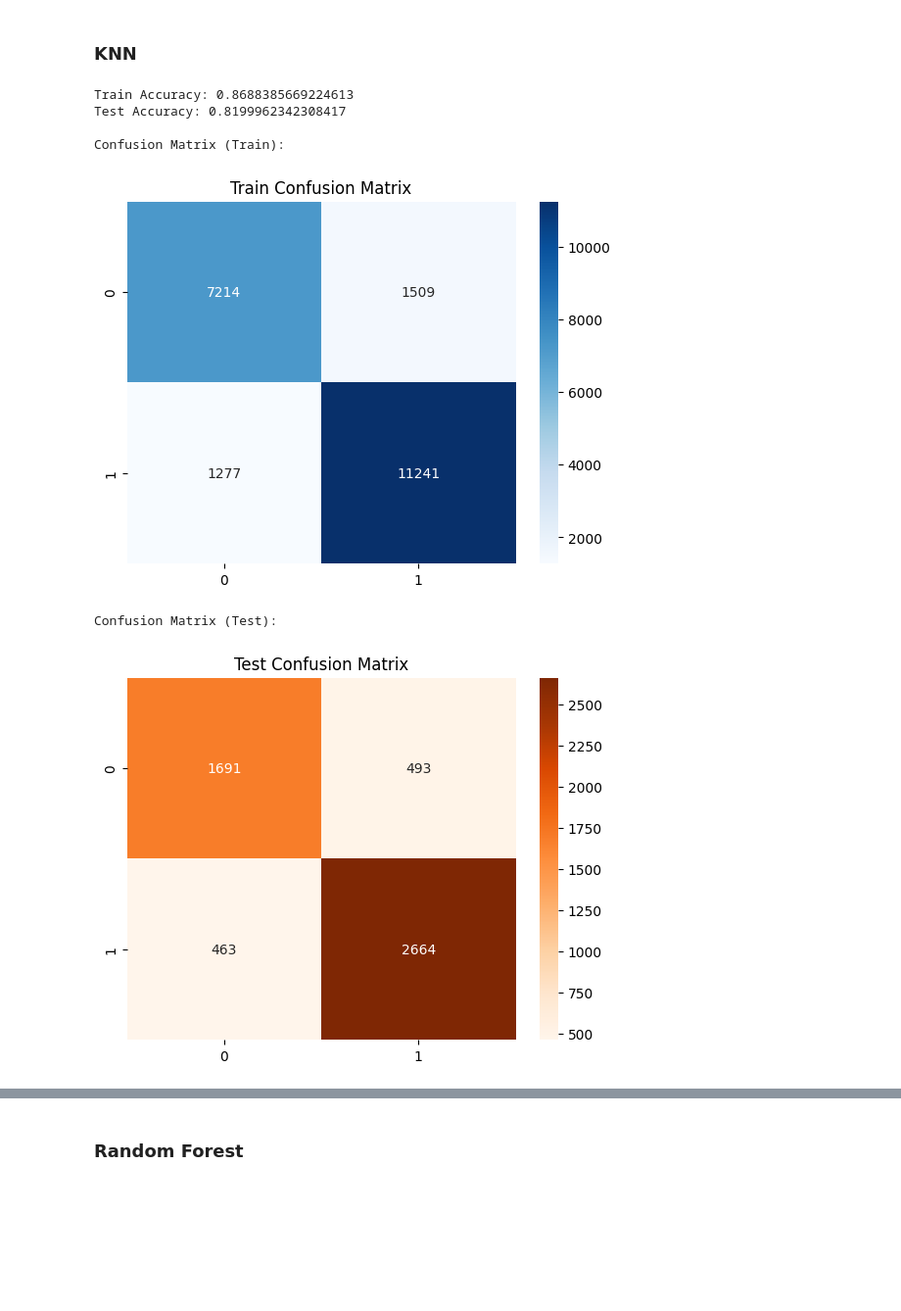
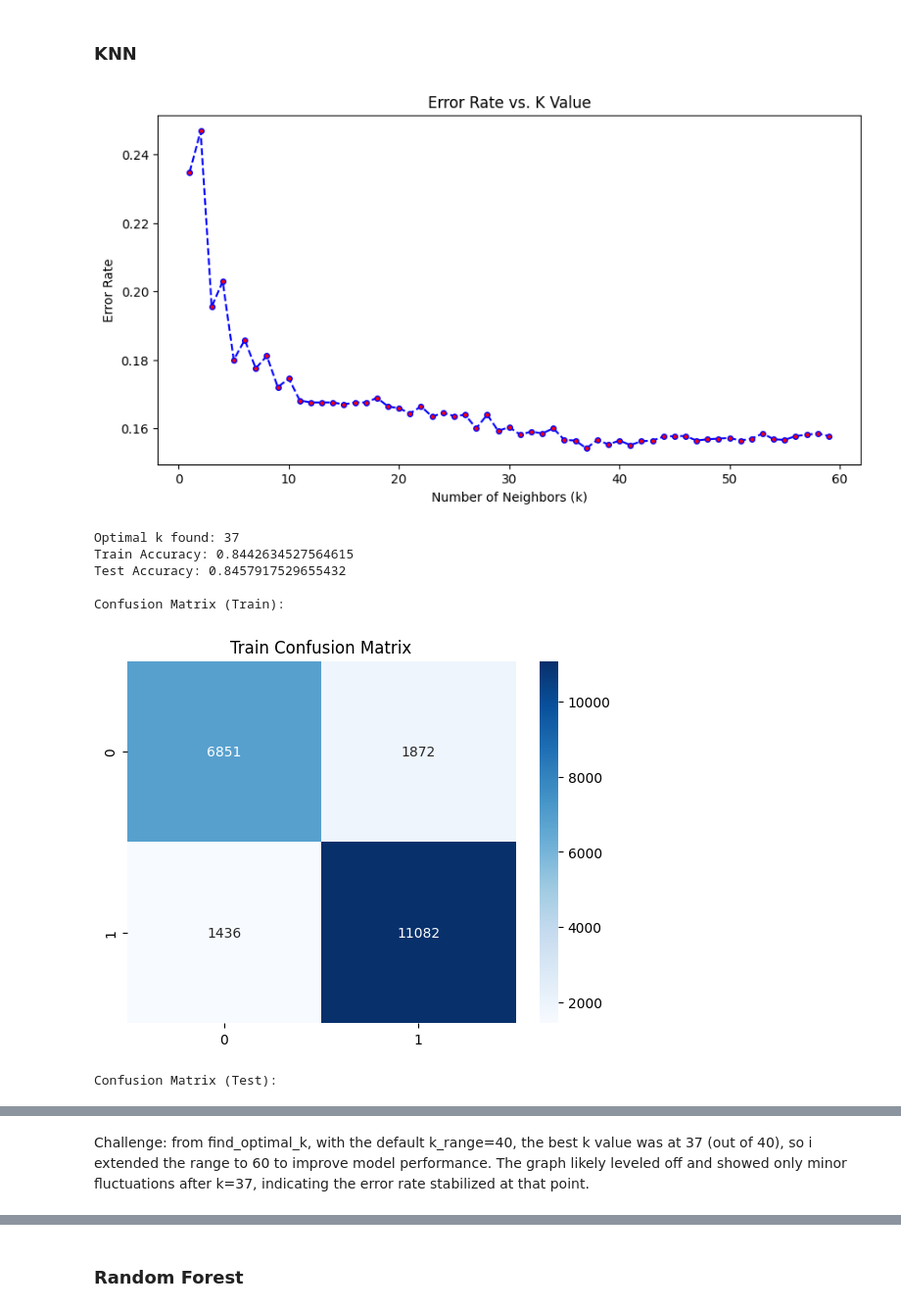
Before and after one commit to Hiroaki-K4/nba_prediction, a Jupyter notebook: main.ipynb, the cells around one changed output, grey strips where cells are left out. Shown: that part at 98% size. Saved outputs shown, nothing was run; the diff lists cells and outputs as text; code cells hidden in the pictures; blank space fills up the shorter version.

```diff
--- a/main.ipynb
+++ b/main.ipynb
@@ -359,13 +373,14 @@ weighted avg       0.84      0.84      0.84      5311
 # %%
-from sklearn.neighbors import KNeighborsClassifier
+optimal_k = find_optimal_k(X_scaled, Y_train, X_test_scaled, Y_test, k_range=60)
 
-knn = KNeighborsClassifier()
+knn = KNeighborsClassifier(n_neighbors=optimal_k)
 evaluate_model(knn, X_scaled, Y_train, X_test_scaled, Y_test)
 # %% [output]
+[figure, new version]
-Train Accuracy: 0.8688385669224613
-Test Accuracy: 0.8199962342308417
+Optimal k found: 37
+Train Accuracy: 0.8442634527564615
+Test Accuracy: 0.8457917529655432
 
 Confusion Matrix (Train):
-[figure, old version]
+[figure, new version]
 Confusion Matrix (Test):
-[figure, old version]
@@ -391,0 +408,2 @@ weighted avg       0.82      0.82      0.82      5311
+# %% [markdown]
+Challenge: from find_optimal_k, with the default k_range=40, the best k value was at 37 (out of 40), so i extended the range to 60 to improve model performance. The graph likely leveled off and showed only minor fluctuations after k=37, indicating the error rate stabilized at that point.
```
Also changed, not shown: parts of 8 cells of this notebook.
